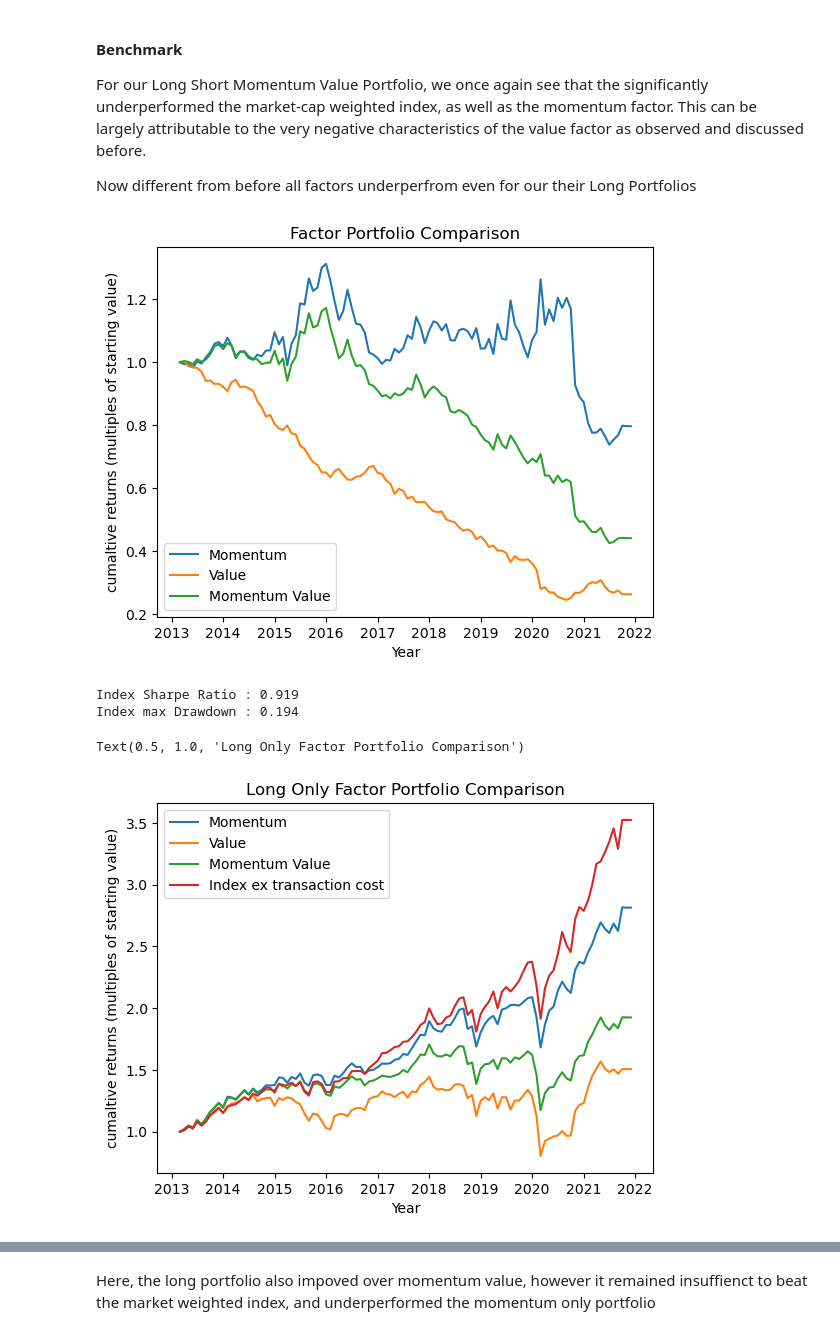
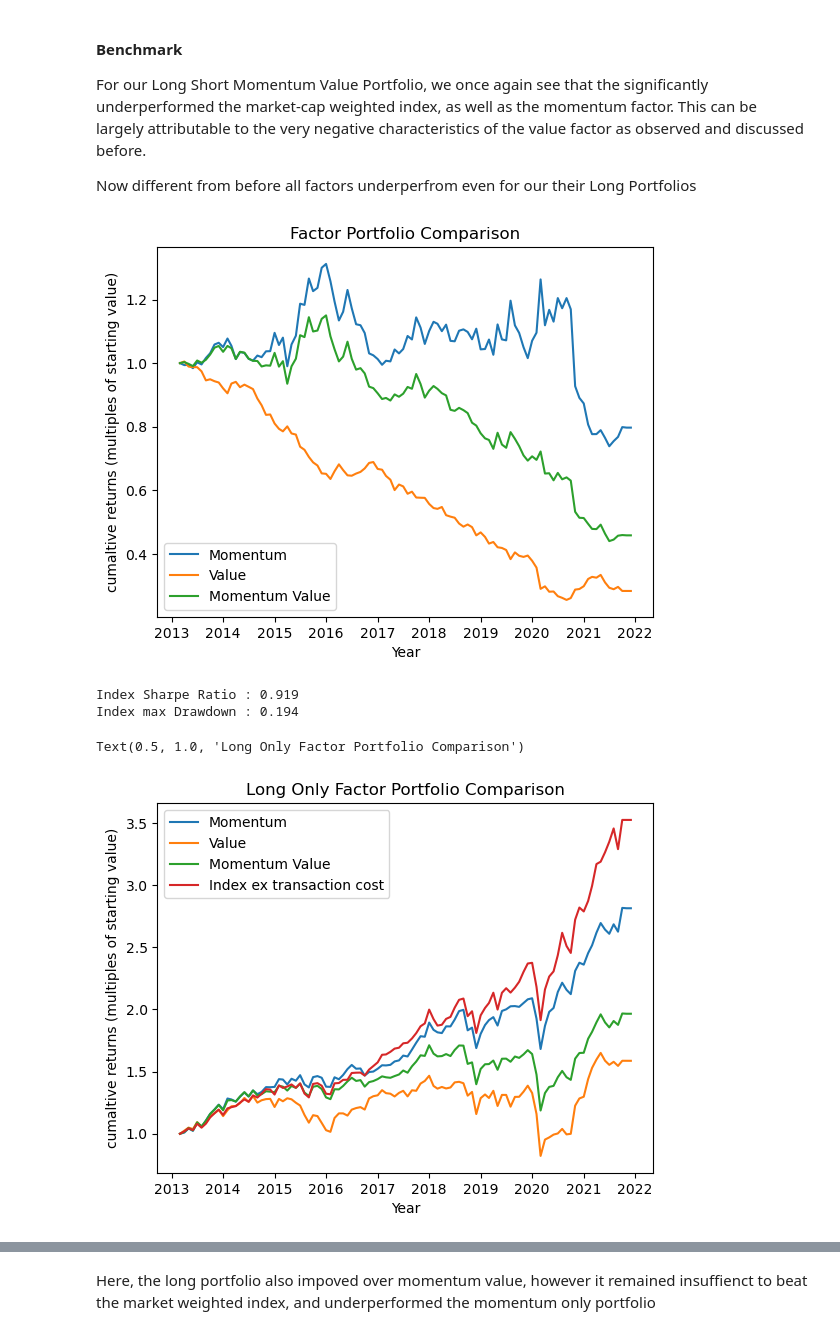
Before and after one commit to Toby3220/EF-5058-HFS, a Jupyter notebook: Group Project/main.ipynb, the cells around one changed output, grey strips where cells are left out. Drawn from its saved outputs; the diff is of its cells as text; code cells hidden in the pictures.

```diff
--- a/Group Project/main.ipynb
+++ b/Group Project/main.ipynb
@@ -48,4 +50,4 @@ $$ \text{VAL}_{t,i} = \frac{V_{t,i} - \mu_t }{\sigma_t}$$
 # %%
 # value factor, normalisation applied later
 df_dict["VAL"] = 1/df_dict["ptbr"]
-df_dict["VAL"].shift(6)
+df_dict["VAL"]= df_dict["VAL"].shift(6)
@@ -129,10 +116,7 @@ df_dict["ETG"].ffill(inplace=True)
 # %%
 
 
-# size factor
-df_dict["CAP"] = df_dict["mcap"]
-
-out_dict = cb.dict_transfer(df_dict,["ret","VAL","MOM","SUP","ERG","CAP","ETG","SUP-Z"])
+out_dict = cb.dict_transfer(df_dict,["ret","VAL","MOM","SUP","ERG","ETG","SUP-Z"])
 # %% [markdown]
 #### **In Sample & Out of Sample Sets**
 We split the collected data into an In Sample (60% from 2001 -> 2013) and Reserved Out of Sample Data Set (40% from 2013-> 2021) to reduce bias and data mining risks
@@ -733,39 +711,35 @@ factor_ret["Intercept"] = 1
 
 mkt_test_ret, mkt_test_cret  = test_port_mom.get_port_ret(mcap_weight_test,0)
 # %% [output]
-[figure, old version]
+[figure, new version]
 # %%
 
-
+# ploting Long only portfolios
 
 mom_test_rest, mom_test_crest = test_port_mom.get_port_ret(weight=test_port_mom.lw,bps=10)
 
-test_port_val = data.to_port("VAL",tmbool=tmbool_test)
-test_port_val.gen_weights_from_score(0.3)
 val_test_rest, val_test_crest = test_port_val.get_port_ret(weight=test_port_val.lw,bps=10)
 
-test_port_momval = data.to_port("MOM_VAL",tmbool=tmbool_test)
-test_port_momval.gen_weights_from_score(0.3)
 momval_test_rest, momval_test_crest = test_port_momval.get_port_ret(weight=test_port_momval.lw,bps=10)
 
 print("Index Sharpe Ratio : {}".format(round(cb.information_ratio(mkt_test_ret,0.0025),3)))
 mdd = max(-(mkt_test_cret/mkt_test_cret.cummax()-1))
 print("Index max Drawdown : {}".format(round(mdd,3)))
 
 plt.plot(mom_test_crest)
 plt.plot(val_test_crest)
 plt.plot(momval_test_crest)
 plt.plot(mkt_test_cret)
 
 plt.legend(["Momentum","Value","Momentum Value", "Index ex transaction cost"])
 plt.xlabel("Year")
 plt.ylabel("cumaltive returns (multiples of starting value)")
 plt.title("Long Only Factor Portfolio Comparison")
 # %% [output]
 Index Sharpe Ratio : 0.919
 Index max Drawdown : 0.194
 Text(0.5, 1.0, 'Long Only Factor Portfolio Comparison')
-[figure, old version]
+[figure, new version]
 # %% [markdown]
 #### **Inverse Momentum**
 
```
Also changed, not shown: parts of 45 cells of this notebook, 1 other file.
